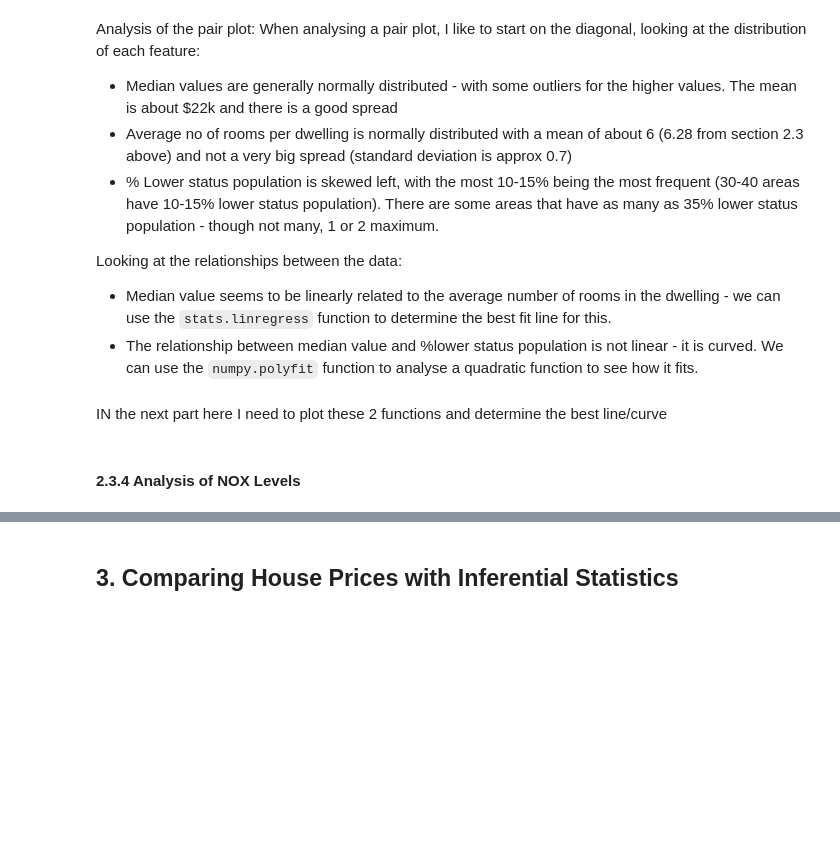
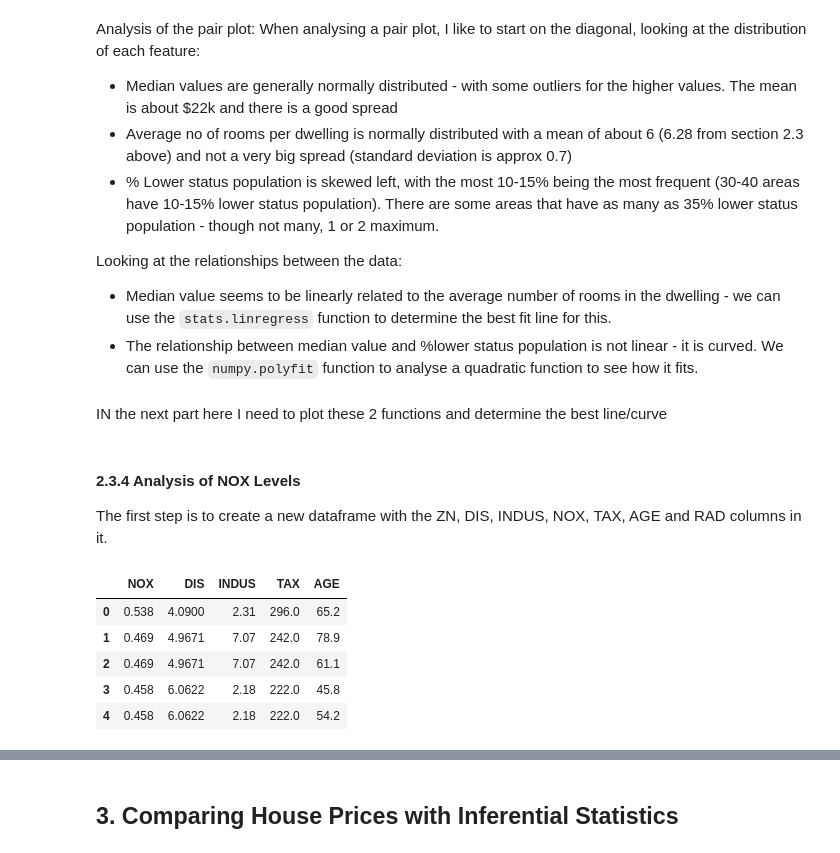
Before and after one commit to shkyler/gmit-mls-project, a Jupyter notebook: boston-housing.ipynb, the cells around one changed output, grey strips where cells are left out. Drawn from its saved outputs; the diff is of its cells as text; code cells hidden in the pictures; blank space fills up the shorter version.

```diff
--- a/boston-housing.ipynb
+++ b/boston-housing.ipynb
@@ -267,5 +267,19 @@ Looking at the relationships between the data:
 * The relationship between median value and \%lower status population is not linear - it is curved. We can use the `numpy.polyfit` function to analyse a quadratic function to see how it fits.
 # %% [markdown]
 IN the next part here I need to plot these 2 functions and determine the best line/curve
-# %% [markdown]
-#### 2.3.4 Analysis of NOX Levels
+# %% [markdown]
+#### 2.3.4 Analysis of NOX Levels
+
+The first step is to create a new dataframe with the ZN, DIS, INDUS, NOX, TAX, AGE and RAD columns in it.
+# %%
+# Create a new dataframe
+nox_df = df[["NOX", "DIS", "INDUS", "TAX", "AGE"]]
+# Check the dataframe to ensure it looks right
+nox_df.head()
+# %% [output]
+|  | NOX | DIS | INDUS | TAX | AGE |
+| 0 | 0.538 | 4.0900 | 2.31 | 296.0 | 65.2 |
+| 1 | 0.469 | 4.9671 | 7.07 | 242.0 | 78.9 |
+| 2 | 0.469 | 4.9671 | 7.07 | 242.0 | 61.1 |
+| 3 | 0.458 | 6.0622 | 2.18 | 222.0 | 45.8 |
+| 4 | 0.458 | 6.0622 | 2.18 | 222.0 | 54.2 |
```
Also changed, not shown: parts of 6 cells of this notebook.
